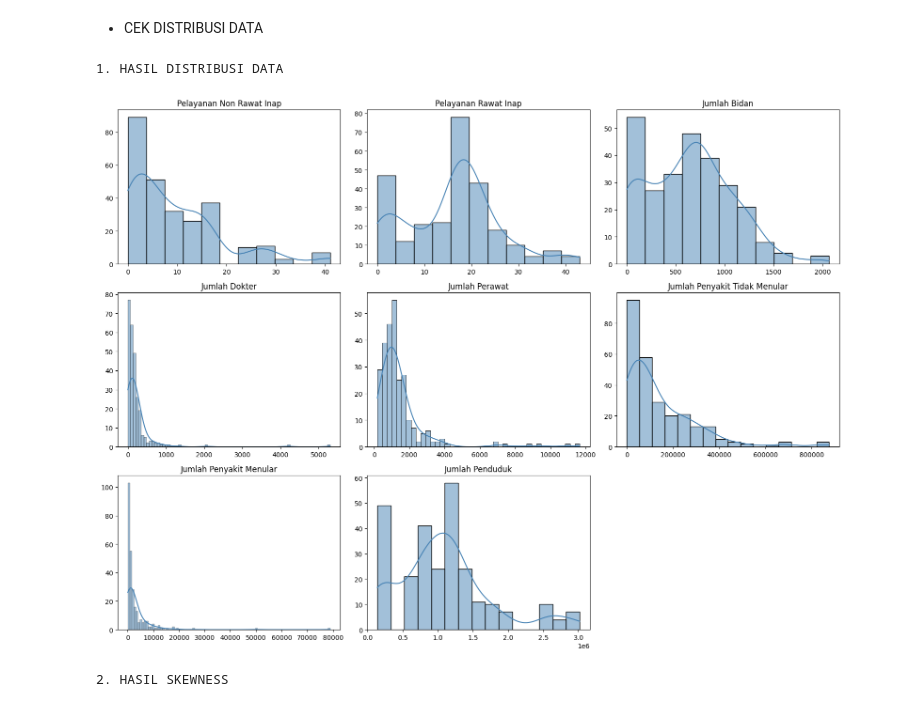
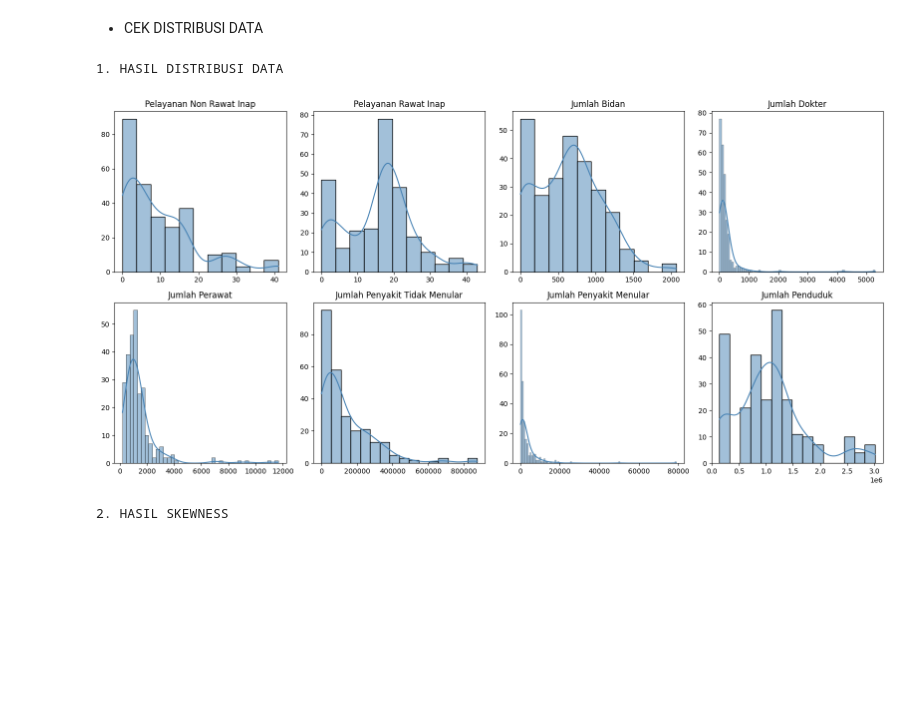
Before and after one commit to cecilskripsian/skripsi-cecil-cluster-code, a Jupyter notebook: data_skripsi/raw_merger_data kedua.ipynb, the cells around one changed output. Cells and saved outputs as stored; diff of their text form; code cells hidden in the pictures; blank space fills up the shorter version.

```diff
--- a/data_skripsi/raw_merger_data kedua.ipynb
+++ b/data_skripsi/raw_merger_data kedua.ipynb
@@ -293,7 +293,7 @@ for kolom in kolom_numerik:
 print("\nVISUALISASI OUTLIER")
 
 jumlah_kolom = len(kolom_numerik)
-ncols = 3
+ncols = 4
 nrows = math.ceil(len(kolom_numerik) / ncols)
 
 fig, axes = plt.subplots(nrows, ncols, figsize=(16, 4*nrows))
@@ -417,36 +417,36 @@ import math
 print("\n1. HASIL DISTRIBUSI DATA")
 
 jumlah_plot = len(kolom_numerik)
-ncols = 3
+ncols = 4
 nrows = math.ceil(jumlah_plot / ncols)
 
 fig, axes = plt.subplots(nrows=nrows, ncols=ncols, figsize=(16, 4*nrows))
 axes = axes.flatten()
 
 
 for i, col in enumerate(kolom_numerik):
 
     sns.histplot(
         data=df_merged,
         x=col,
         kde=True,
         color='steelblue',
         edgecolor='black',
         ax=axes[i]
     )
 
     axes[i].set_title(col.replace("_", " ").title())
     axes[i].set_xlabel("")
     axes[i].set_ylabel("")
 
 for j in range(i+1, len(axes)):
     fig.delaxes(axes[j])
 
 plt.tight_layout()
 plt.show()
 # %% [output]
 1. HASIL DISTRIBUSI DATA
-[figure, old version]
+[figure, new version]
 # %%
 
 # --------------------------
```
Also changed, not shown: 7 other files.
